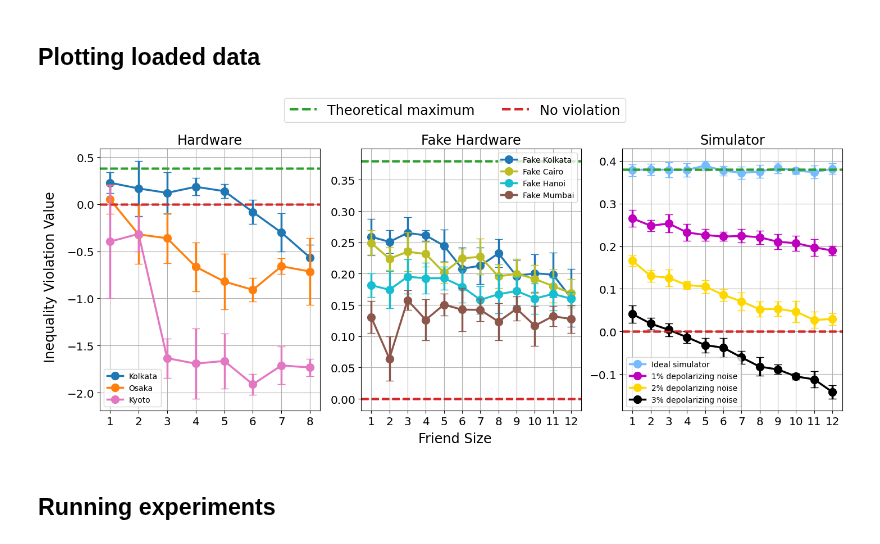
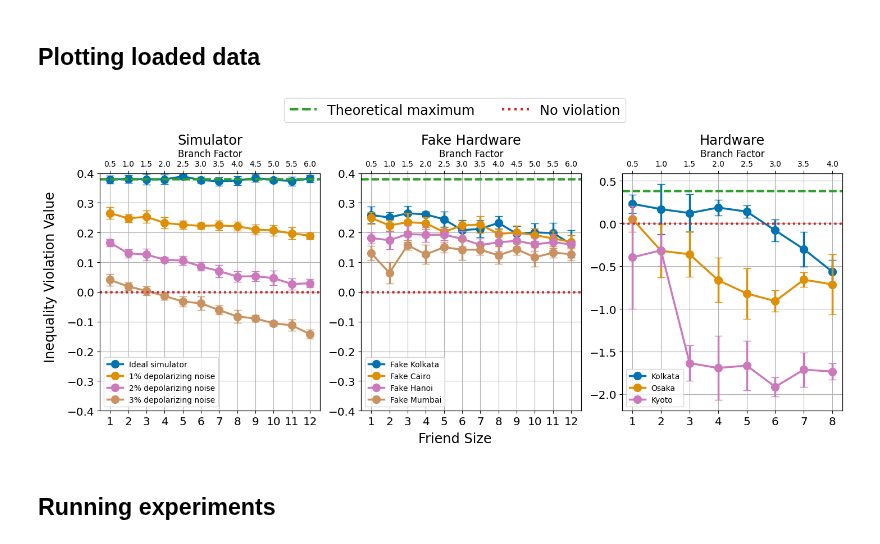
Before and after one commit to unitaryfoundation/wigners_friend, a Jupyter notebook: notebooks/semi_brukner_ewfs_majority.ipynb, the cells around one changed output. Saved outputs shown, nothing was run; the diff lists cells and outputs as text; code cells hidden in the pictures.

Commit message:
Simplifying notebook. More changes to plots to include double x-axis.

```diff
--- a/notebooks/semi_brukner_ewfs_majority.ipynb
+++ b/notebooks/semi_brukner_ewfs_majority.ipynb
@@ -350,6 +351,7 @@ def save_data(
             pickle.dump(results, handle, protocol=pickle.HIGHEST_PROTOCOL)
 # %%
 def load_experiments(machine_name: str, friend_sizes: list[int], num_trials: int, shots: int) -> dict:
+    """Load experiments from multiple files."""
     all_results = {
         fs: {inequality: [] for inequality in ["semi_brukner"]}
         for fs in friend_sizes
@@ -434,6 +438,8 @@ def plot_results(
     marker: str = "o",
     marker_size: float = 10,
     line_width: float = 2.5,
+    y_min: float = None,
+    y_max: float = None,
 ):
     # Compute averages and standard deviations
     avg_results = {}
@@ -462,13 +468,16 @@ def plot_results(
         if plot_error_bars:
             ax.errorbar(friend_sizes, means, yerr=errors, fmt="none", color=color, capsize=5, elinewidth=line_width)
 
-    ax.axhline(0, color="tab:red", linestyle="dashed", label="_nolegend_", linewidth=line_width)
     ax.axhline(0.380364, color="tab:green", linestyle="dashed", label="_nolegend_", linewidth=line_width)
+    ax.axhline(0, color="tab:red", linestyle="dotted", label="_nolegend_", linewidth=line_width)
 
     ax.set_xticks(friend_sizes)
     ax.set_title(plot_title)
     ax.grid(True)
 
+    if y_min is not None and y_max is not None:
+        ax.set_ylim(y_min, y_max)
+
     if show_legend:
         ax.legend()
 # %% [markdown]
@@ -542,44 +551,72 @@ depolarizing_3perc_friend_sizes = range(1, 13)
 depolarizing_3perc_num_trials = 10
 depolarizing_3perc_shots = 10000
 depolarizing_3perc_results = load_experiments(depolarizing_3perc_name, depolarizing_3perc_friend_sizes, depolarizing_3perc_num_trials, depolarizing_3perc_shots)
+# %%
+def calculate_branch_factor(friend_size):
+    return friend_size / 2
 # %%
 fig, axs = plt.subplots(1, 3, figsize=(15, 6))
+palette = sns.color_palette("colorblind", n_colors=7)
 
-plot_results(axs[0], kolkata_results, kolkata_friend_sizes, plot_error_bars=True, plot_title="Kolkata", color="tab:blue", label="Kolkata", show_legend=True)
-plot_results(axs[0], osaka_results, osaka_friend_sizes, plot_error_bars=True, plot_title="Osaka", color="tab:orange", label="Osaka", show_legend=True)
-plot_results(axs[0], kyoto_results, kyoto_friend_sizes, plot_error_bars=True, plot_title="Kyoto", color="tab:pink", label="Kyoto", show_legend=True)
+# Simulator plots
+plot_results(axs[0], ideal_sim_results, ideal_sim_friend_sizes, plot_error_bars=True, plot_title="Ideal simulator", color=palette[0], label="Ideal simulator", show_legend=True, y_min=-0.4, y_max=0.4)
+plot_results(axs[0], depolarizing_1perc_results, depolarizing_1perc_friend_sizes, plot_error_bars=True, plot_title="1% depolarizing noise", color=palette[1], label="1% depolarizing noise", show_legend=True)
+plot_results(axs[0], depolarizing_2perc_results, depolarizing_1perc_friend_sizes, plot_error_bars=True, plot_title="2% depolarizing noise", color=palette[4], label="2% depolarizing noise", show_legend=True)
+plot_results(axs[0], depolarizing_3perc_results, depolarizing_1perc_friend_sizes, plot_error_bars=True, plot_title="3% depolarizing noise", color=palette[5], label="3% depolarizing noise", show_legend=True)
 
-plot_results(axs[1], fake_kolkata_results, fake_kolkata_friend_sizes, plot_error_bars=True, plot_title="Fake Kolkata", color="tab:blue", label="Fake Kolkata", show_legend=True)
-plot_results(axs[1], fake_cairo_results, fake_cairo_friend_sizes, plot_error_bars=True, plot_title="Fake Cairo", color="tab:olive", label="Fake Cairo", show_legend=True)
-plot_results(axs[1], fake_hanoi_results, fake_hanoi_friend_sizes, plot_error_bars=True, plot_title="Fake Hanoi", color="tab:cyan", label="Fake Hanoi", show_legend=True)
-plot_results(axs[1], fake_mumbai_results, fake_mumbai_friend_sizes, plot_error_bars=True, plot_title="Fake Mumbai", color="tab:brown", label="Fake Mumbai", show_legend=True)
+# Fake hardware plots
+plot_results(axs[1], fake_kolkata_results, fake_kolkata_friend_sizes, plot_error_bars=True, plot_title="Fake Kolkata", color=palette[0], label="Fake Kolkata", show_legend=True, y_min=-0.4, y_max=0.4)
+plot_results(axs[1], fake_cairo_results, fake_cairo_friend_sizes, plot_error_bars=True, plot_title="Fake Cairo", color=palette[1], label="Fake Cairo", show_legend=True)
+plot_results(axs[1], fake_hanoi_results, fake_hanoi_friend_sizes, plot_error_bars=True, plot_title="Fake Hanoi", color=palette[4], label="Fake Hanoi", show_legend=True)
+plot_results(axs[1], fake_mumbai_results, fake_mumbai_friend_sizes, plot_error_bars=True, plot_title="Fake Mumbai", color=palette[5], label="Fake Mumbai", show_legend=True)
 
-plot_results(axs[2], ideal_sim_results, ideal_sim_friend_sizes, plot_error_bars=True, plot_title="Ideal simulator", color="xkcd:sky blue", label="Ideal simulator", show_legend=True)
-plot_results(axs[2], depolarizing_1perc_results, depolarizing_1perc_friend_sizes, plot_error_bars=True, plot_title="1% depolarizing noise", color="m", label="1% depolarizing noise", show_legend=True)
-plot_results(axs[2], depolarizing_2perc_results, depolarizing_1perc_friend_sizes, plot_error_bars=True, plot_title="2% depolarizing noise", color="gold", label="2% depolarizing noise", show_legend=True)
-plot_results(axs[2], depolarizing_3perc_results, depolarizing_1perc_friend_sizes, plot_error_bars=True, plot_title="3% depolarizing noise", color="k", label="3% depolarizing noise", show_legend=True)
+# Hardware plots
+plot_results(axs[2], kolkata_results, kolkata_friend_sizes, plot_error_bars=True, plot_title="Kolkata", color=palette[0], label="Kolkata", show_legend=True)
+plot_results(axs[2], osaka_results, osaka_friend_sizes, plot_error_bars=True, plot_title="Osaka", color=palette[1], label="Osaka", show_legend=True)
+plot_results(axs[2], kyoto_results, kyoto_friend_sizes, plot_error_bars=True, plot_title="Kyoto", color=palette[4], label="Kyoto", show_legend=True)
 
-axs[0].set_title("Hardware", fontsize="xx-large")
+axs[0].set_title("Simulator", fontsize="xx-large")
 axs[1].set_title("Fake Hardware", fontsize="xx-large")
-axs[2].set_title("Simulator", fontsize="xx-large")
+axs[2].set_title("Hardware", fontsize="xx-large")
 
 theoretical_max_handle = mlines.Line2D([], [], color="tab:green", linestyle="dashed", linewidth=3, label="Theoretical maximum")
-no_violation_handle = mlines.Line2D([], [], color="tab:red", linestyle="dashed", linewidth=3, label="No violation")
+no_violation_handle = mlines.Line2D([], [], color="tab:red", linestyle="dotted", linewidth=3, label="No violation")
 
 fig.legend([theoretical_max_handle, no_violation_handle], ["Theoretical maximum", "No violation"], loc="upper center", ncol=2, bbox_to_anchor=(0.5, 1.05), fontsize="xx-large")
 
 fig.text(0.5, 0.02, "Friend Size", ha="center", va="center", fontsize="xx-large")
 fig.text(0.02, 0.5, "Inequality Violation Value", ha="center", va="center", rotation="vertical", fontsize="xx-large")
+
+ax2 = axs[0].twiny()
+branch_factors = [calculate_branch_factor(fs) for fs in ideal_sim_friend_sizes]
+ax2.set_xlim(axs[0].get_xlim())
+ax2.set_xticks(ideal_sim_friend_sizes)
+ax2.set_xticklabels(branch_factors)
+ax2.set_xlabel("Branch Factor", fontsize="large")
+
+ax2 = axs[1].twiny()
+branch_factors = [calculate_branch_factor(fs) for fs in fake_kolkata_friend_sizes]
+ax2.set_xlim(axs[1].get_xlim())
+ax2.set_xticks(fake_kolkata_friend_sizes)
+ax2.set_xticklabels(branch_factors)
+ax2.set_xlabel("Branch Factor", fontsize="large")
+
+ax2 = axs[2].twiny()
+branch_factors = [calculate_branch_factor(fs) for fs in kolkata_friend_sizes]
+ax2.set_xlim(axs[2].get_xlim())
+ax2.set_xticks(kolkata_friend_sizes)
+ax2.set_xticklabels(branch_factors)
+ax2.set_xlabel("Branch Factor", fontsize="large")
 
 for ax in np.ravel(axs):
     ax.tick_params(axis="x", labelsize="x-large")
     ax.tick_params(axis="y", labelsize="x-large")
 
 plt.tight_layout(rect=[0.03, 0.03, 0.97, 0.95])
 plt.savefig("ghz_hardware_comparison.pdf", bbox_inches="tight")
 plt.show()
 # %% [output]
-[figure, old version]
+[figure, new version]
 # %% [markdown]
 ## Running experiments
 # %% [markdown]
```
Also changed, not shown: parts of 4 cells of this notebook, 1 other file.
